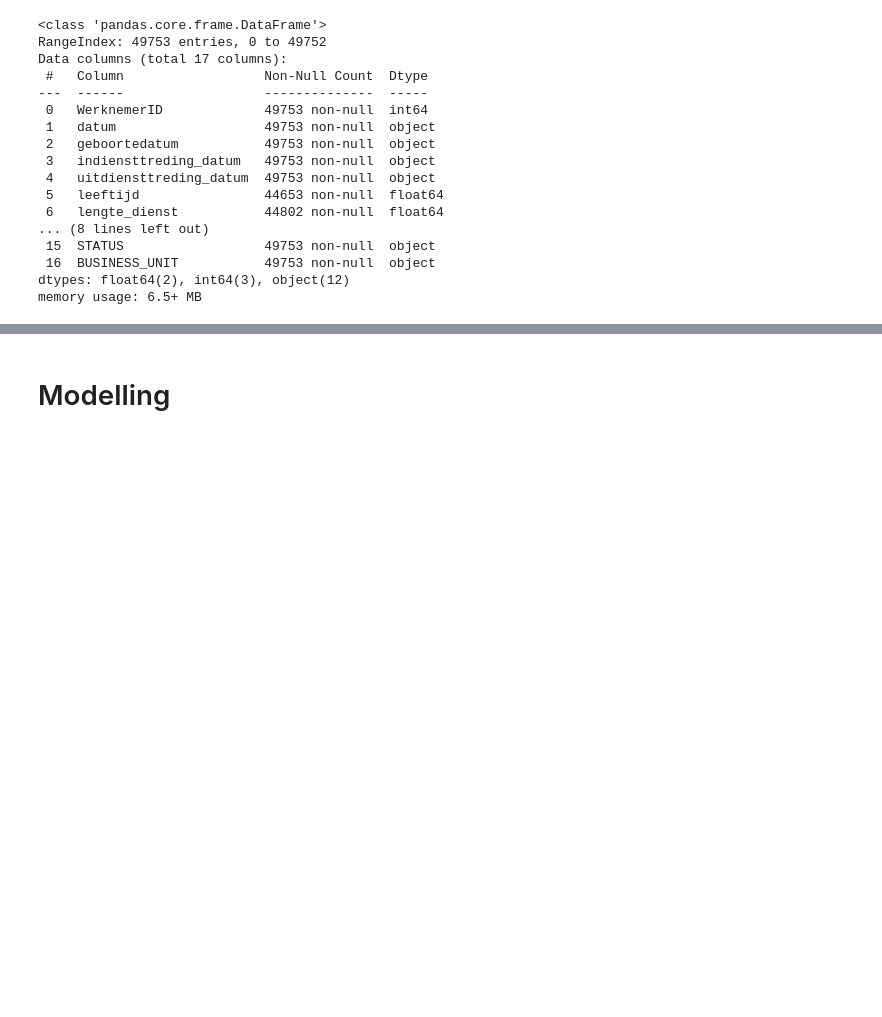
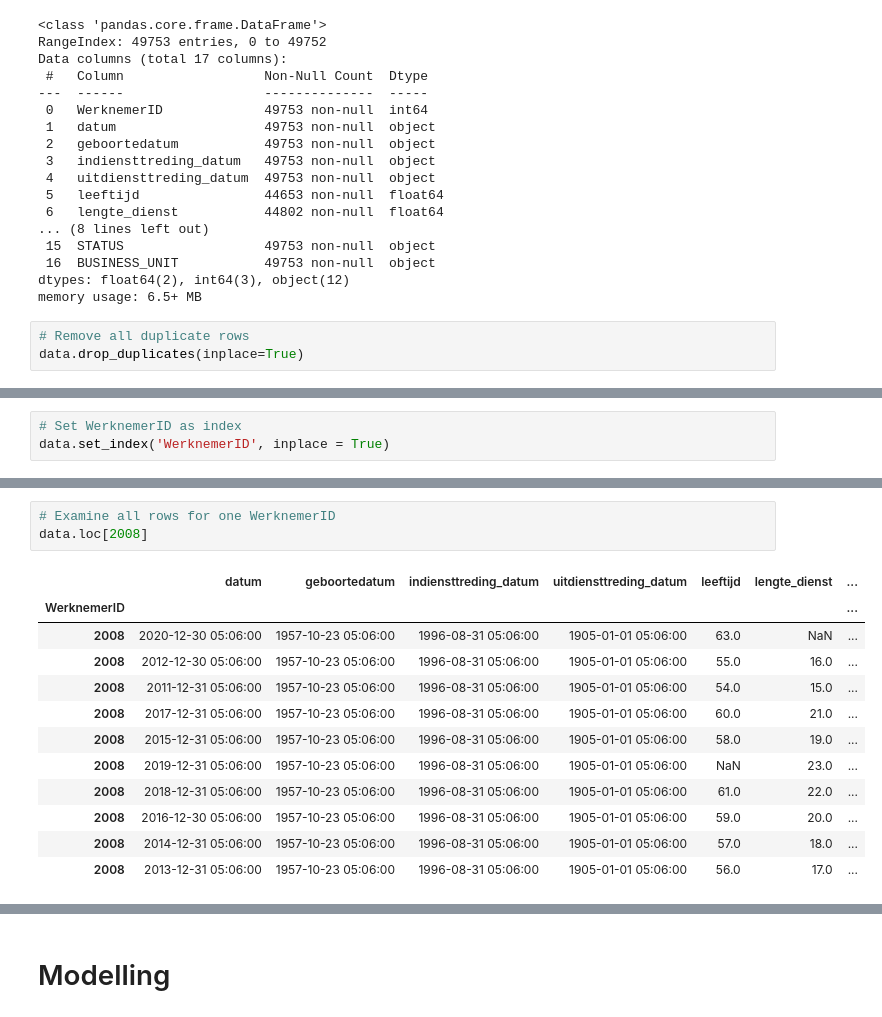
Before and after one commit to SjorsWitt/i4talent_assignment, a Jupyter notebook: main.ipynb, the cells around one changed output, grey strips where cells are left out. Drawn from its saved outputs; the diff is of its cells as text; blank space fills up the shorter version.

```diff
--- a/main.ipynb
+++ b/main.ipynb
@@ -42,3 +39,6 @@ Data columns (total 17 columns):
  16  BUSINESS_UNIT           49753 non-null  object
 dtypes: float64(2), int64(3), object(12)
 memory usage: 6.5+ MB
+# %%
+# Remove all duplicate rows
+data.drop_duplicates(inplace=True)
@@ -44,0 +67,3 @@ memory usage: 6.5+ MB
+# %%
+# Set WerknemerID as index
+data.set_index('WerknemerID', inplace = True)
@@ -44,0 +82,16 @@ memory usage: 6.5+ MB
+# %%
+# Examine all rows for one WerknemerID
+data.loc[2008]
+# %% [output]
+|  | datum | geboortedatum | indiensttreding_datum | uitdiensttreding_datum | leeftijd | lengte_dienst | ... |
+| WerknemerID |  |  |  |  |  |  | ... |
+| 2008 | 2020-12-30 05:06:00 | 1957-10-23 05:06:00 | 1996-08-31 05:06:00 | 1905-01-01 05:06:00 | 63.0 | NaN | ... |
+| 2008 | 2012-12-30 05:06:00 | 1957-10-23 05:06:00 | 1996-08-31 05:06:00 | 1905-01-01 05:06:00 | 55.0 | 16.0 | ... |
+| 2008 | 2011-12-31 05:06:00 | 1957-10-23 05:06:00 | 1996-08-31 05:06:00 | 1905-01-01 05:06:00 | 54.0 | 15.0 | ... |
+| 2008 | 2017-12-31 05:06:00 | 1957-10-23 05:06:00 | 1996-08-31 05:06:00 | 1905-01-01 05:06:00 | 60.0 | 21.0 | ... |
+| 2008 | 2015-12-31 05:06:00 | 1957-10-23 05:06:00 | 1996-08-31 05:06:00 | 1905-01-01 05:06:00 | 58.0 | 19.0 | ... |
+| 2008 | 2019-12-31 05:06:00 | 1957-10-23 05:06:00 | 1996-08-31 05:06:00 | 1905-01-01 05:06:00 | NaN | 23.0 | ... |
+| 2008 | 2018-12-31 05:06:00 | 1957-10-23 05:06:00 | 1996-08-31 05:06:00 | 1905-01-01 05:06:00 | 61.0 | 22.0 | ... |
+| 2008 | 2016-12-30 05:06:00 | 1957-10-23 05:06:00 | 1996-08-31 05:06:00 | 1905-01-01 05:06:00 | 59.0 | 20.0 | ... |
+| 2008 | 2014-12-31 05:06:00 | 1957-10-23 05:06:00 | 1996-08-31 05:06:00 | 1905-01-01 05:06:00 | 57.0 | 18.0 | ... |
+| 2008 | 2013-12-31 05:06:00 | 1957-10-23 05:06:00 | 1996-08-31 05:06:00 | 1905-01-01 05:06:00 | 56.0 | 17.0 | ... |
```
Also changed, not shown: parts of 52 cells of this notebook.
